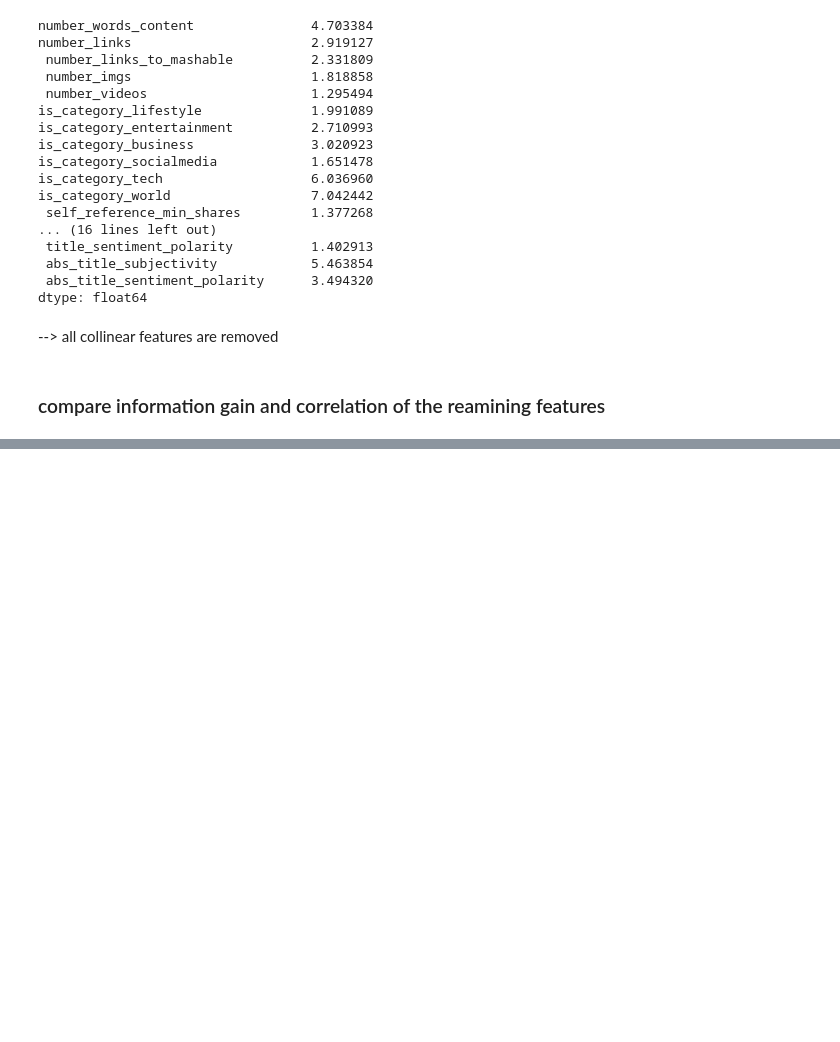
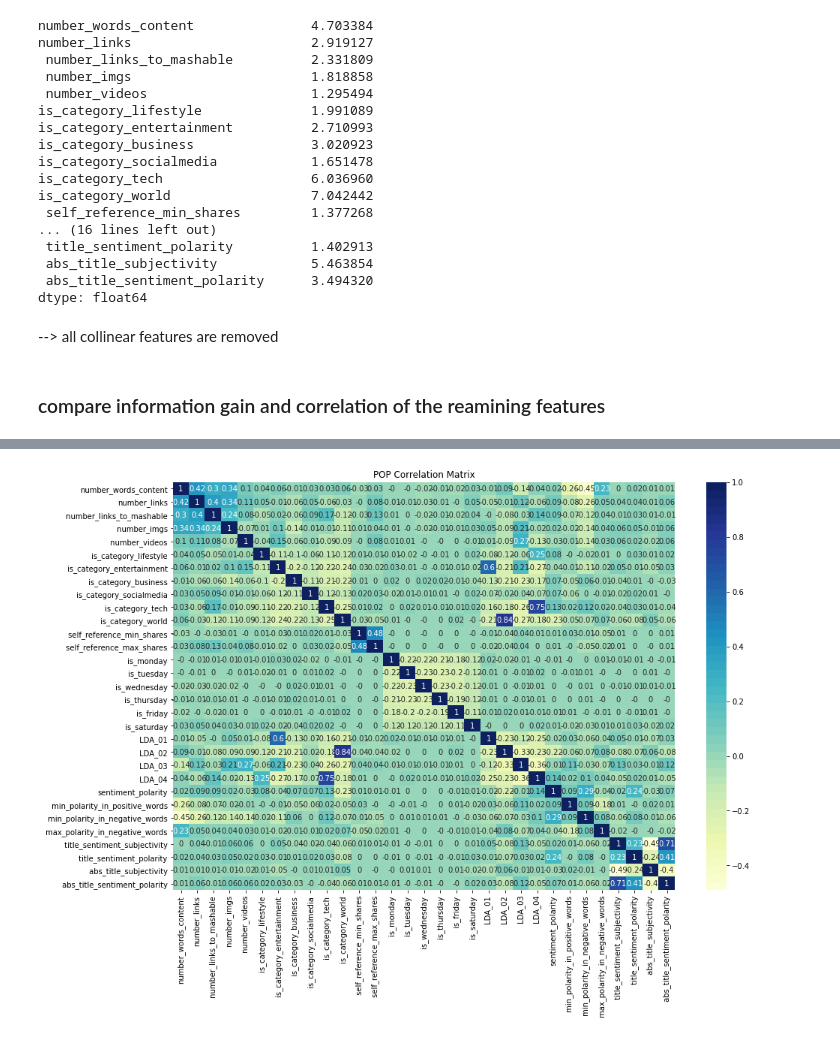
Before and after one commit to proohit/trends-in-ds-team1, a Jupyter notebook: onp_data_reduction.ipynb, the cells around one changed output, grey strips where cells are left out. Saved outputs shown, nothing was run; the diff lists cells and outputs as text; code cells hidden in the pictures; blank space fills up the shorter version.

```diff
--- a/onp_data_reduction.ipynb
+++ b/onp_data_reduction.ipynb
@@ -405,0 +465,10 @@ NameError: name 'kbest_mutual_info_regression' is not defined
+# %%
+import seaborn as sns
+
+correlations = round(x.corr(), 2)
+plt.figure(figsize = (15, 10))
+ax = sns.heatmap(correlations, annot=True, cmap = sns.color_palette("YlGnBu", 50))
+ax.axes.set_title("POP Correlation Matrix")
+plt.show()
+# %% [output]
+[figure, added]
```
Also changed, not shown: parts of 10 cells of this notebook, 2 other files.
